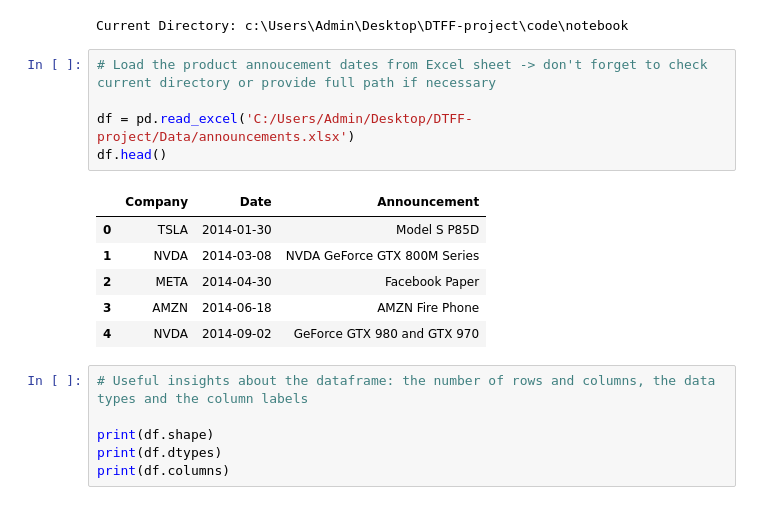
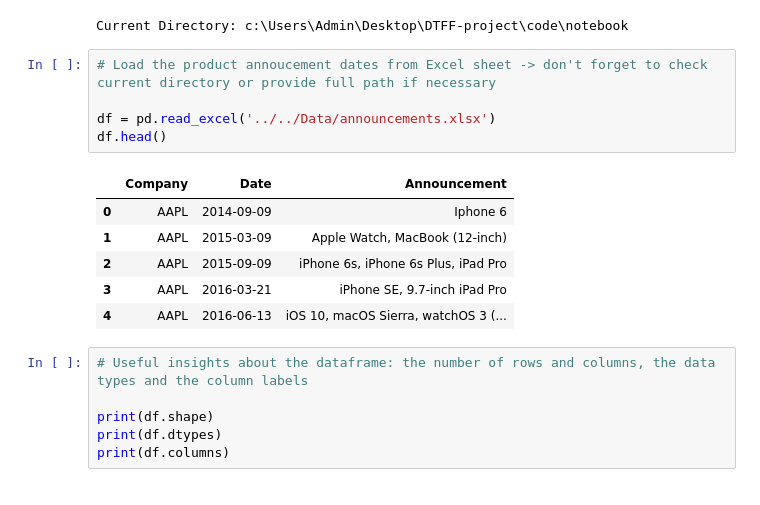
Before and after one commit to Nicodu21/DTFF-project, a Jupyter notebook: code/notebook/DTFF_project.ipynb, the cells around one changed output. Drawn from its saved outputs; the diff is of its cells as text.

```diff
--- a/code/notebook/DTFF_project.ipynb
+++ b/code/notebook/DTFF_project.ipynb
@@ -30,15 +30,15 @@ Current Directory: c:\Users\Admin\Desktop\DTFF-project\code\notebook
 # %%
 # Load the product annoucement dates from Excel sheet -> don't forget to check current directory or provide full path if necessary
 
-df = pd.read_excel('C:/Users/Admin/Desktop/DTFF-project/Data/announcements.xlsx')
+df = pd.read_excel('../../Data/announcements.xlsx')
 df.head()
 # %% [output]
 |  | Company | Date | Announcement |
-| 0 | TSLA | 2014-01-30 | Model S P85D |
-| 1 | NVDA | 2014-03-08 | NVDA GeForce GTX 800M Series |
-| 2 | META | 2014-04-30 | Facebook Paper |
-| 3 | AMZN | 2014-06-18 | AMZN Fire Phone |
-| 4 | NVDA | 2014-09-02 | GeForce GTX 980 and GTX 970 |
+| 0 | AAPL | 2014-09-09 | Iphone 6 |
+| 1 | AAPL | 2015-03-09 | Apple Watch, MacBook (12-inch) |
+| 2 | AAPL | 2015-09-09 | iPhone 6s, iPhone 6s Plus, iPad Pro |
+| 3 | AAPL | 2016-03-21 | iPhone SE, 9.7-inch iPad Pro |
+| 4 | AAPL | 2016-06-13 | iOS 10, macOS Sierra, watchOS 3 (... |
 # %%
 # Useful insights about the dataframe: the number of rows and columns, the data types and the column labels
 
```
Also changed, not shown: parts of 16 cells of this notebook, 7 other files.
